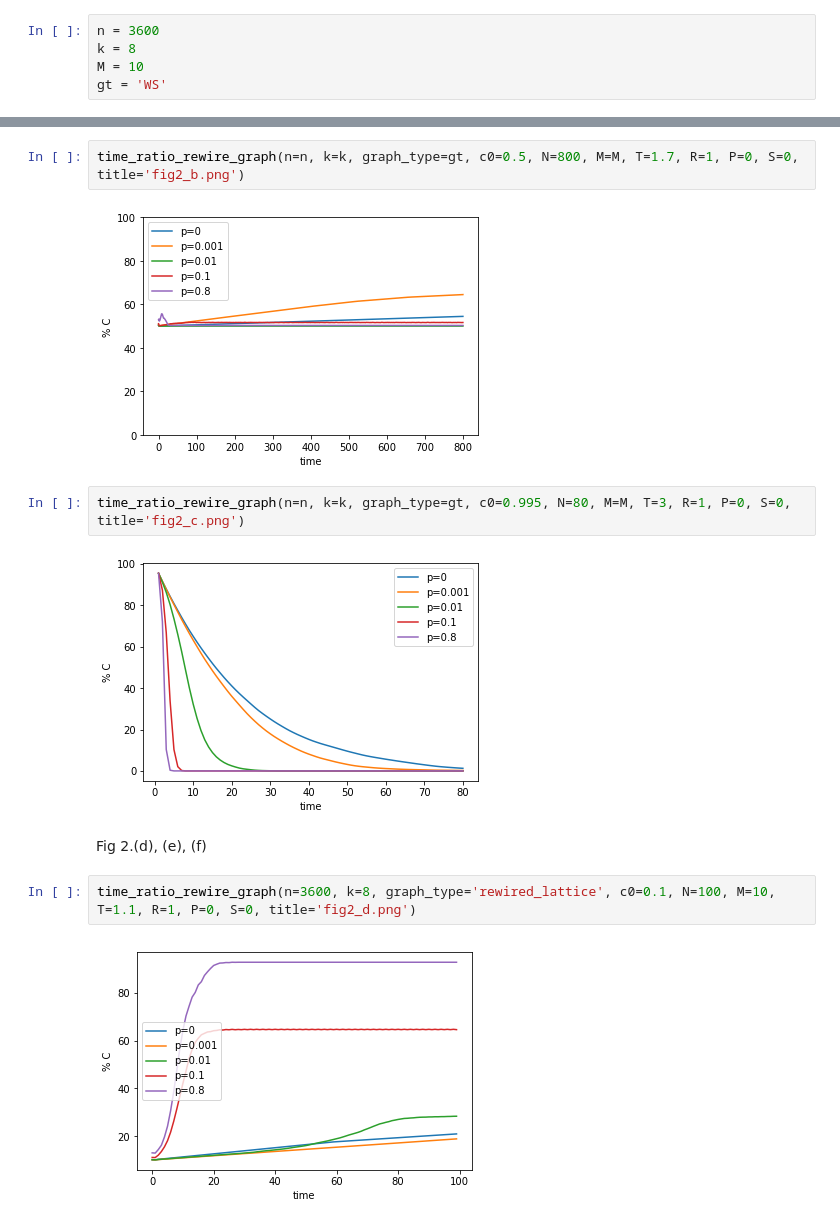
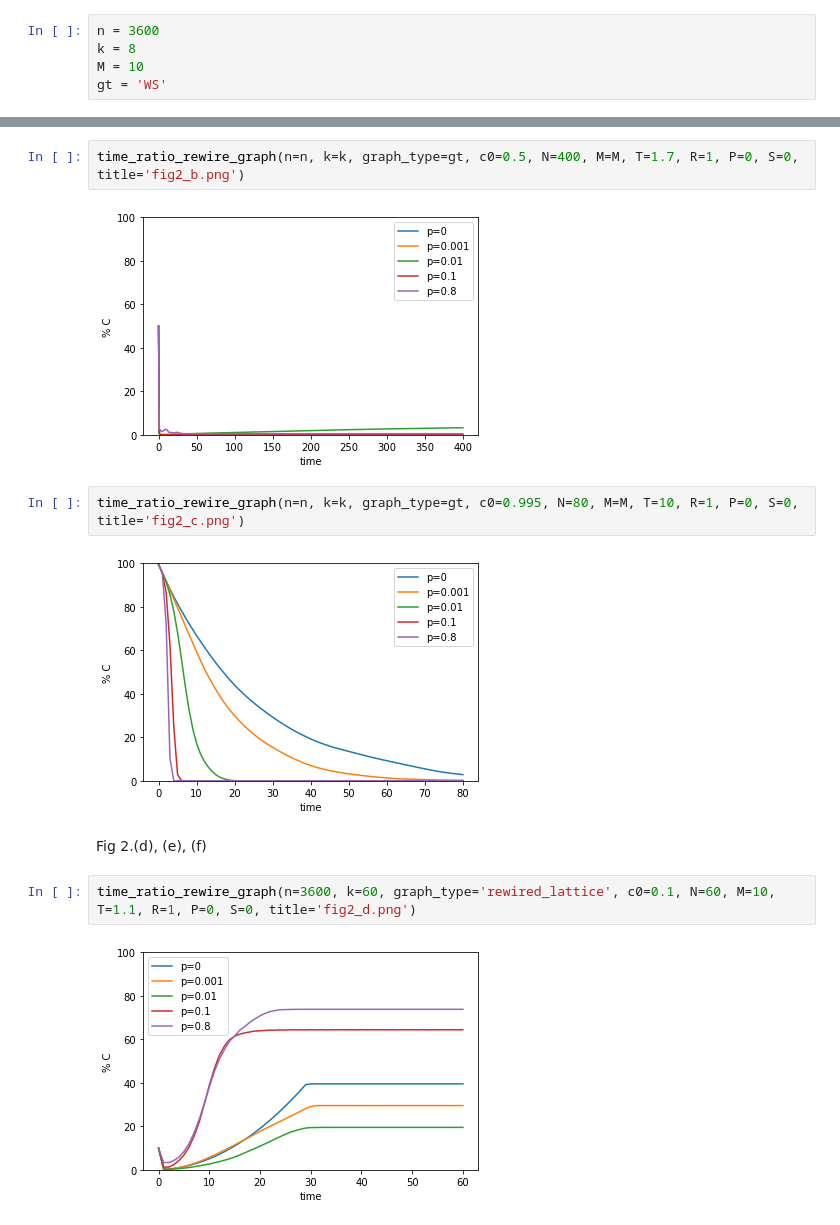
Before and after one commit to nrivkin/ComplexityNetworkProject, a Jupyter notebook: code/Test_suite.ipynb, the cells around one changed output, grey strips where cells are left out. Drawn from its saved outputs; the diff is of its cells as text.

```diff
--- a/code/Test_suite.ipynb
+++ b/code/Test_suite.ipynb
@@ -63,15 +63,15 @@ time_ratio_rewire_graph(n=n, k=k, graph_type=gt, c0=0.1, N=400, M=M, T=1.1, R=1,
 # %%
-time_ratio_rewire_graph(n=n, k=k, graph_type=gt, c0=0.5, N=800, M=M, T=1.7, R=1, P=0, S=0, title='fig2_b.png')
+time_ratio_rewire_graph(n=n, k=k, graph_type=gt, c0=0.5, N=400, M=M, T=1.7, R=1, P=0, S=0, title='fig2_b.png')
 # %% [output]
-[figure, old version]
+[figure, new version]
 # %%
-time_ratio_rewire_graph(n=n, k=k, graph_type=gt, c0=0.995, N=80, M=M, T=3, R=1, P=0, S=0, title='fig2_c.png')
+time_ratio_rewire_graph(n=n, k=k, graph_type=gt, c0=0.995, N=80, M=M, T=10, R=1, P=0, S=0, title='fig2_c.png')
 # %% [output]
-[figure, old version]
+[figure, new version]
 # %% [markdown]
 Fig 2.(d), (e), (f)
 # %%
-time_ratio_rewire_graph(n=3600, k=8, graph_type='rewired_lattice', c0=0.1, N=100, M=10, T=1.1, R=1, P=0, S=0, title='fig2_d.png')
+time_ratio_rewire_graph(n=3600, k=60, graph_type='rewired_lattice', c0=0.1, N=60, M=10, T=1.1, R=1, P=0, S=0, title='fig2_d.png')
 # %% [output]
-[figure, old version]
+[figure, new version]
 # %%
```
Also changed, not shown: parts of 19 cells of this notebook.
